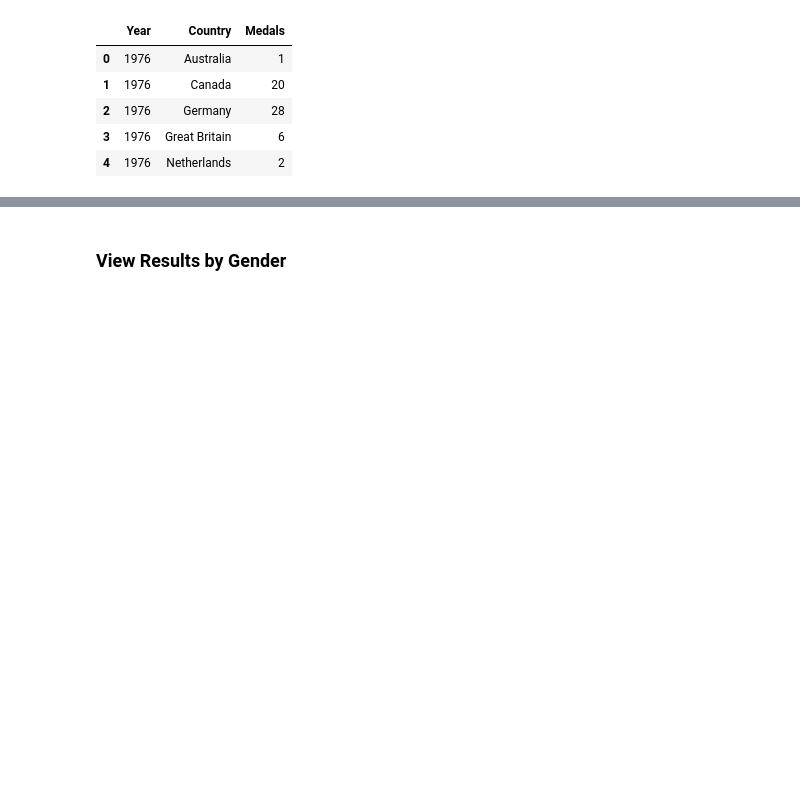
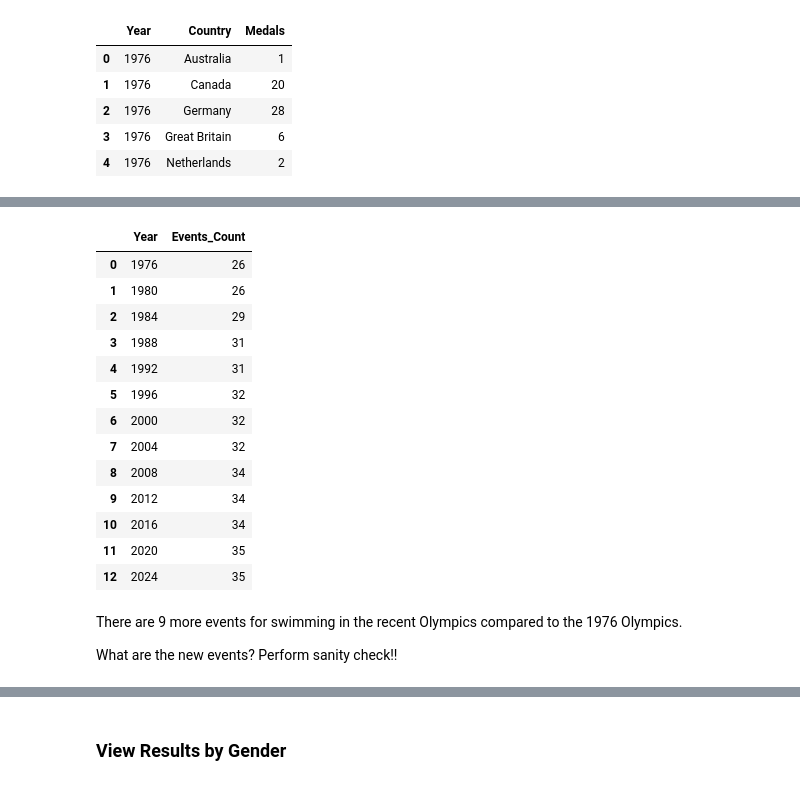
Before and after one commit to dagartga/olympics-data-project, a Jupyter notebook: olympics_data_project/notebooks/olympics_swimming_eda.ipynb, the cells around one changed output, grey strips where cells are left out. Drawn from its saved outputs; the diff is of its cells as text; code cells hidden in the pictures; blank space fills up the shorter version.

```diff
--- a/olympics_data_project/notebooks/olympics_swimming_eda.ipynb
+++ b/olympics_data_project/notebooks/olympics_swimming_eda.ipynb
@@ -149,0 +169,21 @@ plt.show()
+# %%
+n_events_df
+# %% [output]
+|  | Year | Events_Count |
+| 0 | 1976 | 26 |
+| 1 | 1980 | 26 |
+| 2 | 1984 | 29 |
+| 3 | 1988 | 31 |
+| 4 | 1992 | 31 |
+| 5 | 1996 | 32 |
+| 6 | 2000 | 32 |
+| 7 | 2004 | 32 |
+| 8 | 2008 | 34 |
+| 9 | 2012 | 34 |
+| 10 | 2016 | 34 |
+| 11 | 2020 | 35 |
+| 12 | 2024 | 35 |
+# %% [markdown]
+There are 9 more events for swimming in the recent Olympics compared to the 1976 Olympics.
+
+What are the new events? Perform sanity check!!
```
Also changed, not shown: parts of 17 cells of this notebook.
